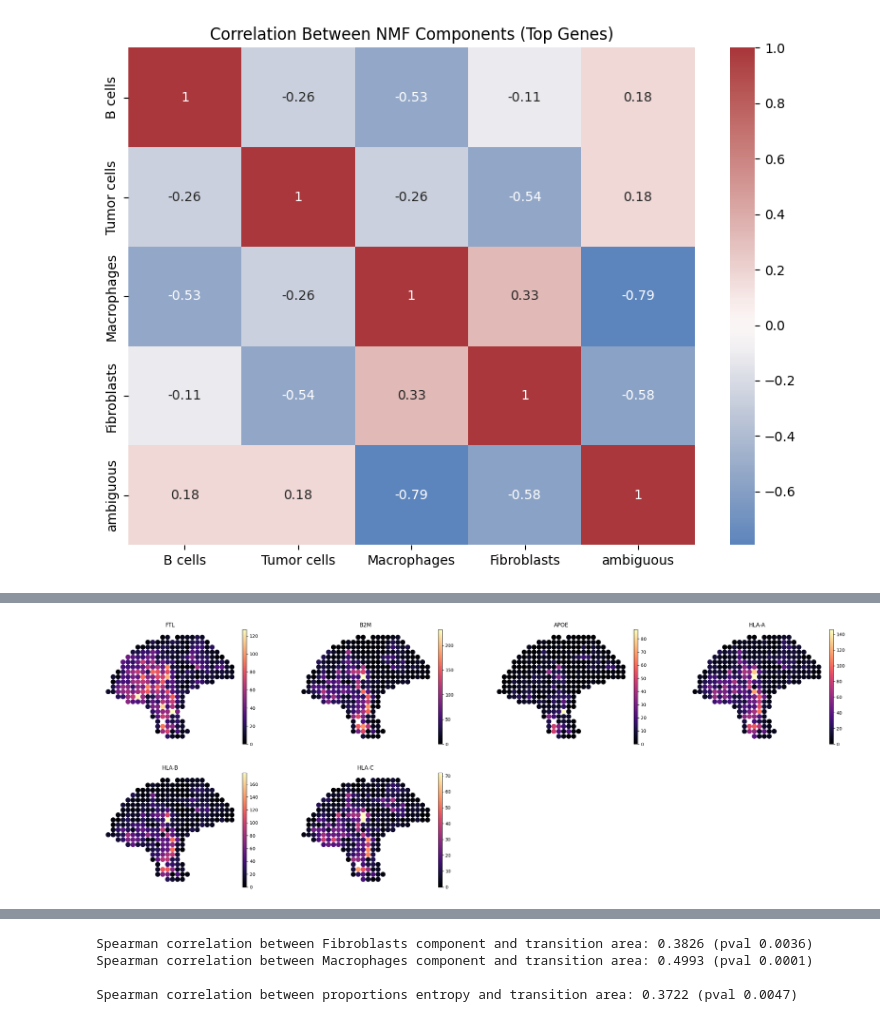
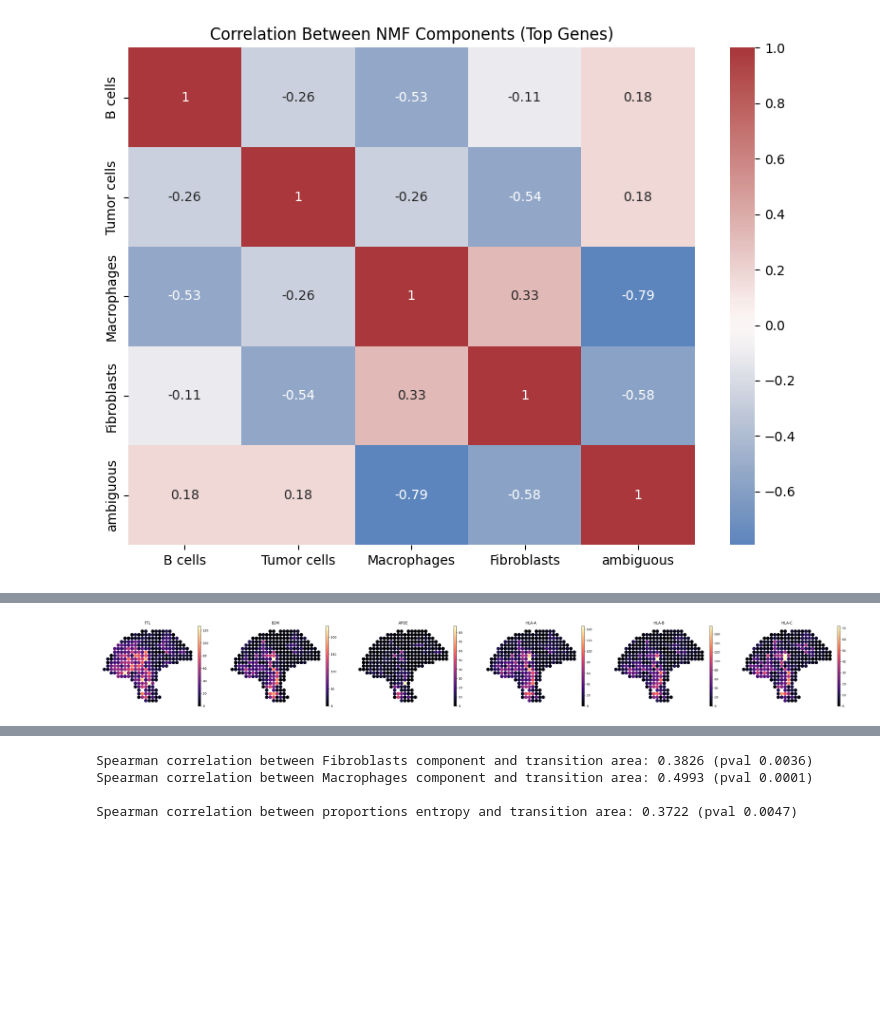
Before and after one commit to ML4BM-Lab/SNMF-paper, a Jupyter notebook: results/melanoma/main.ipynb, the cells around one changed output, grey strips where cells are left out. Drawn from its saved outputs; the diff is of its cells as text; code cells hidden in the pictures; blank space fills up the shorter version.

```diff
--- a/results/melanoma/main.ipynb
+++ b/results/melanoma/main.ipynb
@@ -279,8 +252,27 @@ sc.pl.spatial(adata, color=annotation.unique().tolist(), spot_size=1, frameon=Fa
 # %%
 TRANSITION_AREA_EXPRESSED_GENES = ["FTL","B2M","APOE","HLA-A","HLA-B","HLA-C"]
 # %%
-sc.pl.spatial(adata, color=TRANSITION_AREA_EXPRESSED_GENES, spot_size=1, frameon=False, cmap='magma')
+fig = sc.pl.spatial(
+    adata,
+    color=TRANSITION_AREA_EXPRESSED_GENES,
+    spot_size=1,
+    frameon=False,
+    cmap="magma",
+    ncols=len(TRANSITION_AREA_EXPRESSED_GENES),  # all in one row
+    return_fig=True,
+    show=True
+)
+
+# Optional: resize to fit many genes
+fig.set_size_inches(4 * len(TRANSITION_AREA_EXPRESSED_GENES), 4)
+fig.tight_layout()
+
+# Save to PNG and PDF
+fig.savefig("plots/transition_genes_spatial.png", dpi=300, bbox_inches="tight")
+fig.savefig("plots/transition_genes_spatial.pdf", bbox_inches="tight")
+
+plt.close(fig)
 # %% [output]
-[figure, old version]
+[figure, new version]
 # %%
 adata.obs["transition_area_score"] = adata[:,TRANSITION_AREA_EXPRESSED_GENES].X.sum(axis=1)
```
Also changed, not shown: parts of 8 cells of this notebook, 32 other files.
